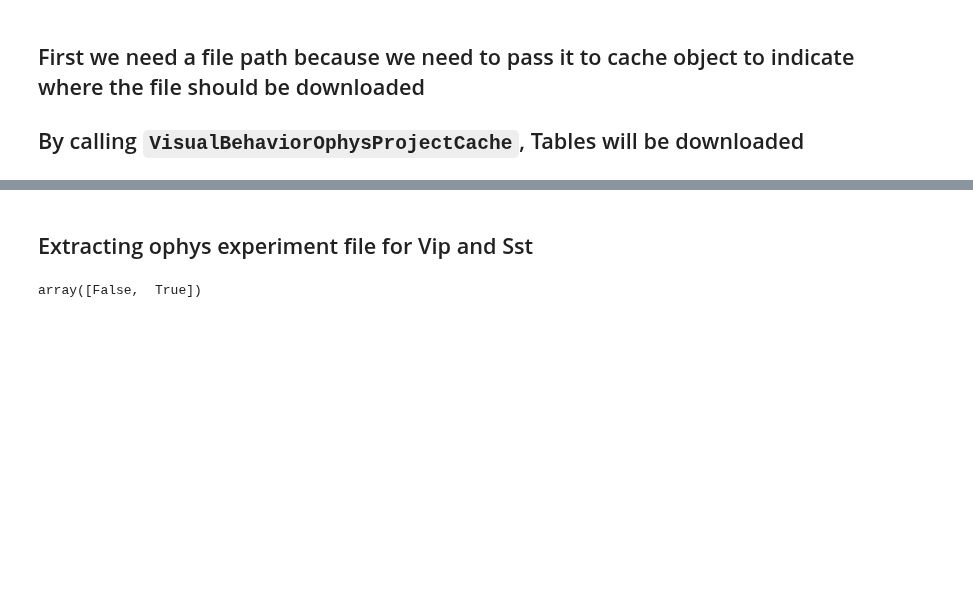
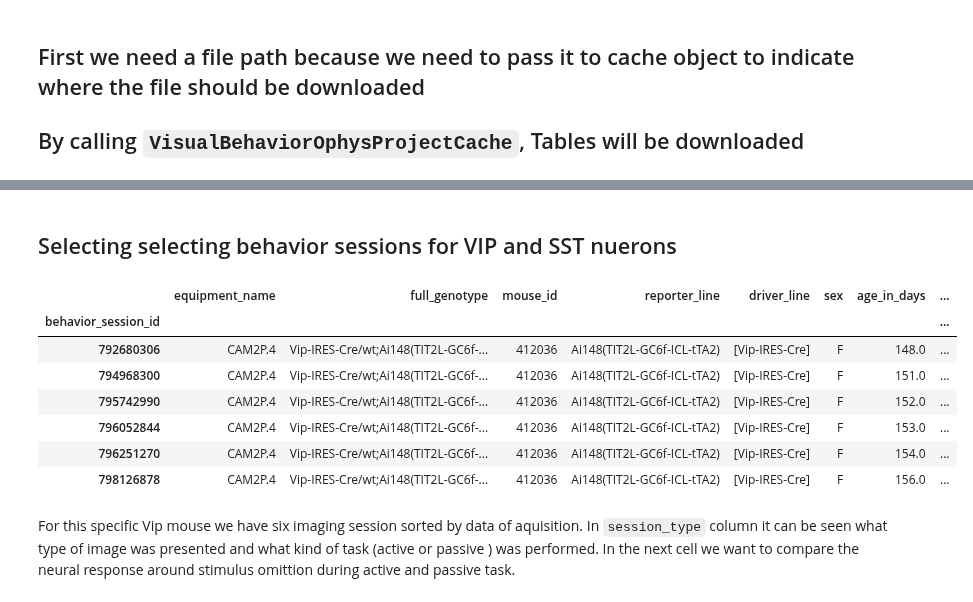
Before and after one commit to MiladQolami/NeuroMatch_2022_group_project, a Jupyter notebook: Copy_of_Coding_Exercise.ipynb, the cells around one changed output, grey strips where cells are left out. Saved outputs shown, nothing was run; the diff lists cells and outputs as text; code cells hidden in the pictures; blank space fills up the shorter version.

```diff
--- a/Copy_of_Coding_Exercise.ipynb
+++ b/Copy_of_Coding_Exercise.ipynb
@@ -103,6 +95,6 @@ cache = VisualBehaviorOphysProjectCache.from_s3_cache(cache_dir=data_storage_dir
 # %%
-experiment_table = cache.get_ophys_experiment_table()    # Getting Behavior Session Table
-experiment_table.sample(5)                              # Show 5 random observation
-print(len(experiment_table))                            # How many rows?
-print(len(experiment_table.ophys_session_id.unique()))  # How many unique imaging session
+behavior_table = cache.get_behavior_session_table()   # Getting Behavior Session Table
+behavior_table.sample(5)                              # Show 5 random observation
+print(len(behavior_table))                            # How many rows?
+print(len(behavior_table.ophys_session_id.unique()))  # How many unique imaging session
 # %% [output]
@@ -123,37 +103,37 @@ print(len(experiment_table.ophys_session_id.unique()))  # How many unique imagin
-# %% [markdown]
-## Extracting ophys experiment file for Vip and Sst
+# %% [markdown]
+## Selecting selecting behavior sessions for VIP and SST nuerons
 # %%
-experiment_variables = experiment_table.columns      # All variables in experiment table
+experiment_variables = behavior_table.columns      # All variables in behavior table
+
+behavior_table.cre_line.unique()    # How many unique cre-line we have
+
+Vip_behavior_talbe = behavior_table[(behavior_table.cre_line.values == 'Vip-IRES-Cre') &
+                                    (behavior_table.ophys_session_id.isnull() == False)]
+Sst_behavior_table = behavior_table[(behavior_table.cre_line.values == 'Sst-IRES-Cre') &
+                                    (behavior_table.ophys_session_id.isnull() == False)]
 
 
+# getting information just for one mouse for simplification and sort its table by date of aquisition
+Vip_mouse_id = Vip_behavior_talbe.mouse_id.unique()[0]
+Sst_mouse_id = Sst_behavior_table.mouse_id.unique()[0]
 
-experiment_table.cre_line.unique()    # How many unique cre-line we have
-
-# extracting rows associated with Vip and sst
-Vip_experiment_table = experiment_table[(experiment_table.cre_line.values == 'Vip-IRES-Cre') &
-                                    (experiment_table.ophys_session_id.isnull() == False)]
-Sst_experiment_table = experiment_table[(experiment_table.cre_line.values == 'Sst-IRES-Cre') &
-                                    (experiment_table.ophys_session_id.isnull() == False)]
-
-
-# getting information just for one mouse for simplification
-Vip_mouse_id = Vip_experiment_table.mouse_id.unique()[0]
-Sst_mouse_id = Sst_experiment_table.mouse_id.unique()[0]
-
-Vip_experiment_table_mouse_id = experiment_table[(experiment_table.cre_line.values == 'Vip-IRES-Cre') &
-                                    (experiment_table.ophys_session_id.isnull() == False)
-                                    & (experiment_table.mouse_id.values == Vip_mouse_id)]
-Sst_experiment_table_mouse_id = experiment_table[(experiment_table.cre_line.values == 'Sst-IRES-Cre') &
-                                    (experiment_table.ophys_session_id.isnull() == False)
-                                    & (experiment_table.mouse_id.values == Sst_mouse_id)]
-
-# seperating active and passive sessions for mouse_id
-
-
-
-# Extracting experiment data for
-# We should extract behavior session ids from the table to use them as indeces to extract data files
-
-Sst_experiment_sessions = cache.get_behavior_ophys_experiment(Sst_experiment_table.index[0]) # extract just first experiment
+this_mouse_Vip_behavior_talbe = behavior_table[(behavior_table.cre_line.values == 'Vip-IRES-Cre') &
+                                    (behavior_table.ophys_session_id.isnull() == False)
+                                    & (behavior_table.mouse_id.values == Vip_mouse_id)].sort_values(
+                                        by = 'date_of_acquisition')
+this_mouse_Sst_behavior_table = behavior_table[(behavior_table.cre_line.values == 'Sst-IRES-Cre') &
+                                    (behavior_table.ophys_session_id.isnull() == False)
+                                    & (behavior_table.mouse_id.values == Sst_mouse_id)].sort_values(
+                                        by = 'date_of_acquisition')
 # %% [output]
-array([False,  True])
+|  | equipment_name | full_genotype | mouse_id | reporter_line | driver_line | sex | age_in_days | ... |
+| behavior_session_id |  |  |  |  |  |  |  | ... |
+| 792680306 | CAM2P.4 | Vip-IRES-Cre/wt;Ai148(TIT2L-GC6f-... | 412036 | Ai148(TIT2L-GC6f-ICL-tTA2) | [Vip-IRES-Cre] | F | 148.0 | ... |
+| 794968300 | CAM2P.4 | Vip-IRES-Cre/wt;Ai148(TIT2L-GC6f-... | 412036 | Ai148(TIT2L-GC6f-ICL-tTA2) | [Vip-IRES-Cre] | F | 151.0 | ... |
+| 795742990 | CAM2P.4 | Vip-IRES-Cre/wt;Ai148(TIT2L-GC6f-... | 412036 | Ai148(TIT2L-GC6f-ICL-tTA2) | [Vip-IRES-Cre] | F | 152.0 | ... |
+| 796052844 | CAM2P.4 | Vip-IRES-Cre/wt;Ai148(TIT2L-GC6f-... | 412036 | Ai148(TIT2L-GC6f-ICL-tTA2) | [Vip-IRES-Cre] | F | 153.0 | ... |
+| 796251270 | CAM2P.4 | Vip-IRES-Cre/wt;Ai148(TIT2L-GC6f-... | 412036 | Ai148(TIT2L-GC6f-ICL-tTA2) | [Vip-IRES-Cre] | F | 154.0 | ... |
+| 798126878 | CAM2P.4 | Vip-IRES-Cre/wt;Ai148(TIT2L-GC6f-... | 412036 | Ai148(TIT2L-GC6f-ICL-tTA2) | [Vip-IRES-Cre] | F | 156.0 | ... |
+# %% [markdown]
+For this specific Vip mouse we have six imaging session sorted by data of aquisition. In `session_type` column it can be seen what type of image was presented and what kind of task (active or passive ) was performed.
+In the next cell we want to compare the neural response around stimulus omittion during active and passive task.
```
Also changed, not shown: parts of 9 cells of this notebook.
